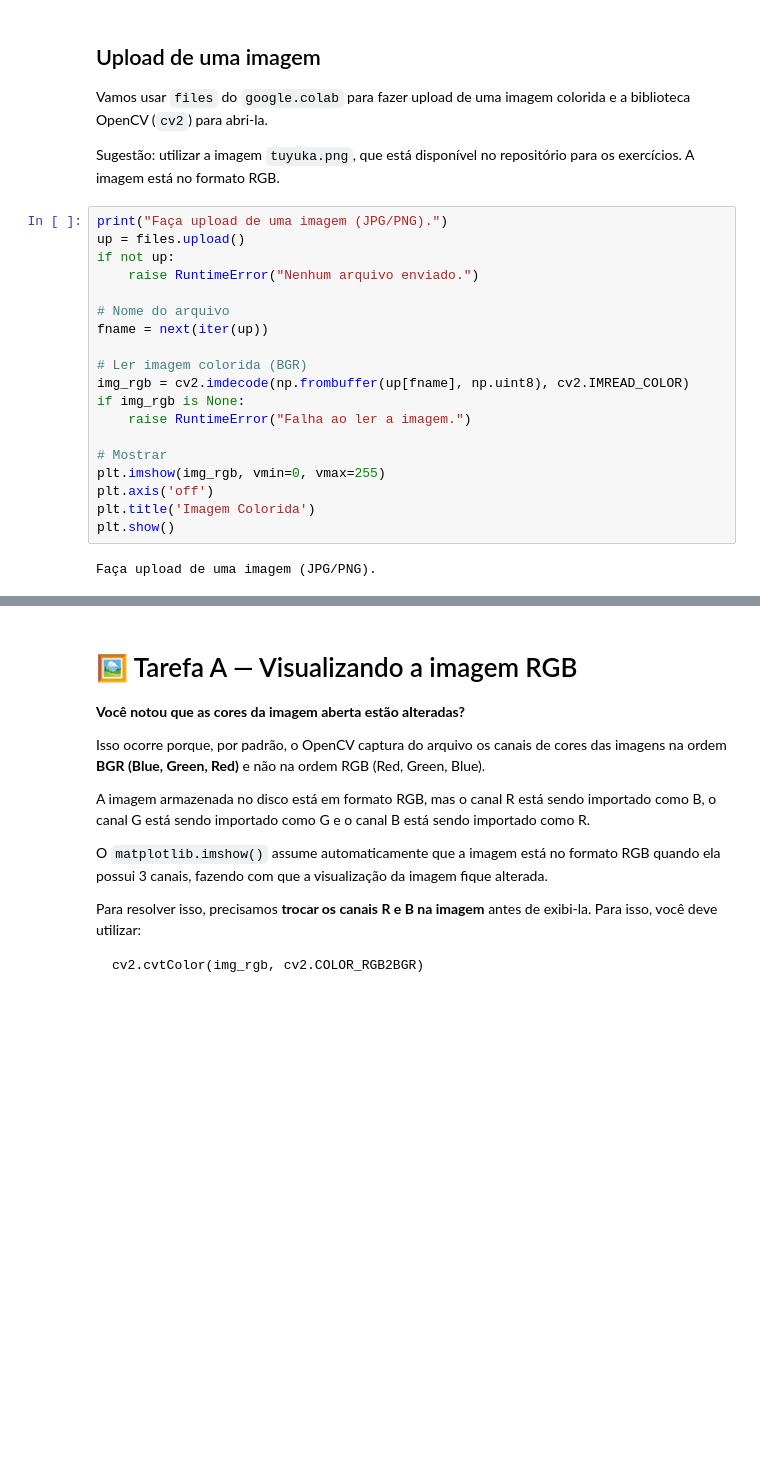
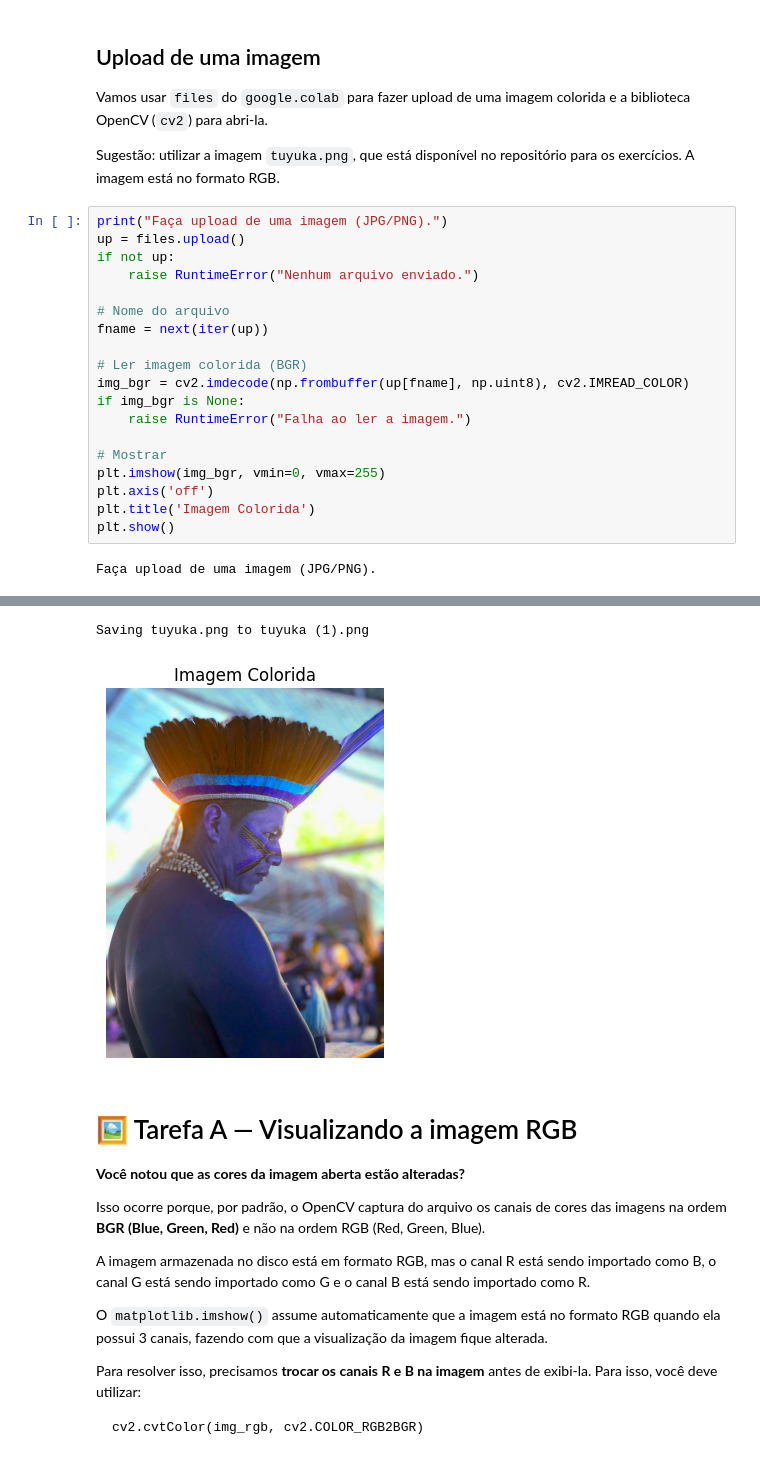
Before and after one commit to ravilon/ufpel-pdi, a Jupyter notebook: LAB7_Imagens_Coloridas.ipynb, the cells around one changed output, grey strips where cells are left out. Cells and saved outputs as stored; diff of their text form; blank space fills up the shorter version.

```diff
--- a/LAB7_Imagens_Coloridas.ipynb
+++ b/LAB7_Imagens_Coloridas.ipynb
@@ -41,25 +41,27 @@ Sugestão: utilizar a imagem `tuyuka.png`, que está disponível no repositório
 # %%
 print("Faça upload de uma imagem (JPG/PNG).")
 up = files.upload()
 if not up:
     raise RuntimeError("Nenhum arquivo enviado.")
 
 # Nome do arquivo
 fname = next(iter(up))
 
 # Ler imagem colorida (BGR)
-img_rgb = cv2.imdecode(np.frombuffer(up[fname], np.uint8), cv2.IMREAD_COLOR)
-if img_rgb is None:
+img_bgr = cv2.imdecode(np.frombuffer(up[fname], np.uint8), cv2.IMREAD_COLOR)
+if img_bgr is None:
     raise RuntimeError("Falha ao ler a imagem.")
 
 # Mostrar
-plt.imshow(img_rgb, vmin=0, vmax=255)
+plt.imshow(img_bgr, vmin=0, vmax=255)
 plt.axis('off')
 plt.title('Imagem Colorida')
 plt.show()
 # %% [output]
 Faça upload de uma imagem (JPG/PNG).
 [interactive output not drawn]
+Saving tuyuka.png to tuyuka (1).png
+[figure, added]
 # %% [markdown]
 # 🖼️ Tarefa A — Visualizando a imagem RGB
 
```
Also changed, not shown: parts of 3 cells of this notebook.
